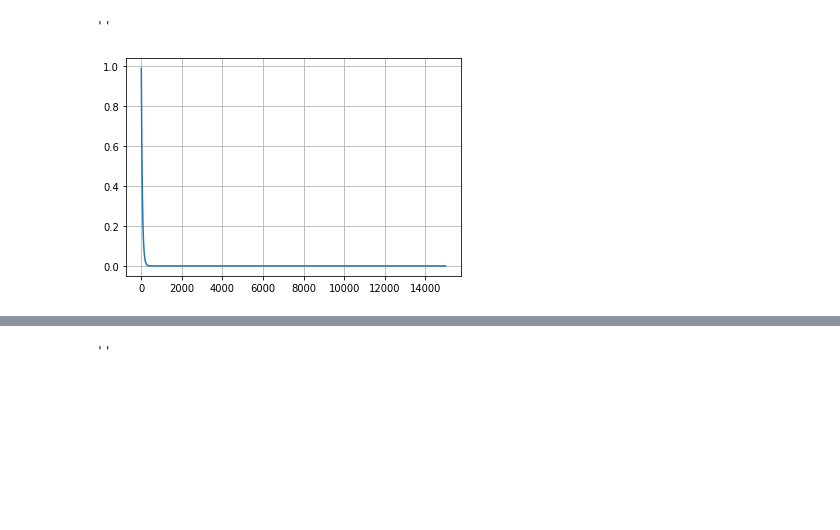
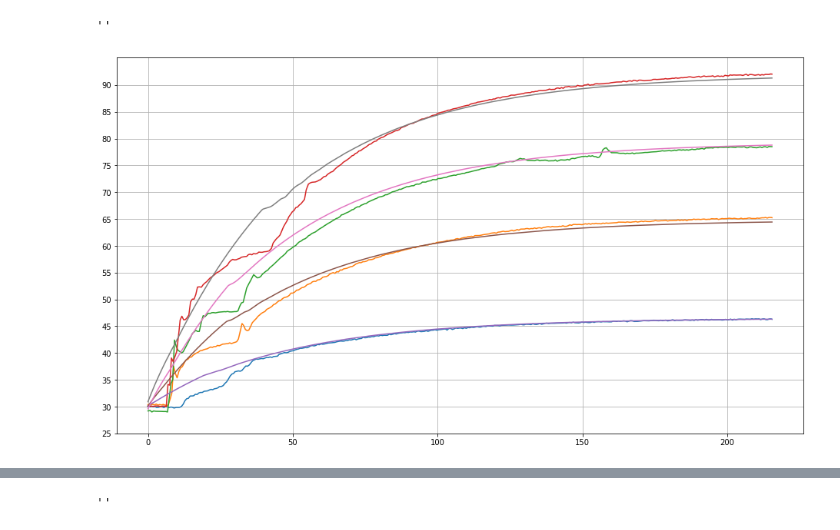
Before and after one commit to joshlwhitehead/work, a Jupyter notebook: analysis/heat/dataqstuff/activityTempMod.ipynb, the cells around one changed output, grey strips where cells are left out. Drawn from its saved outputs; the diff is of its cells as text; code cells hidden in the pictures; blank space fills up the shorter version.

```diff
--- a/analysis/heat/dataqstuff/activityTempMod.ipynb
+++ b/analysis/heat/dataqstuff/activityTempMod.ipynb
@@ -134,19 +136,19 @@ plt.xticks(np.arange(0,500,50))
-# %%
-# plt.plot(dat.h90_inf[2][:15000])
-# plt.plot(dat.h90_c[3][:15000])
-# plt.plot(dat.h90_inf[3][:15000])
-# plt.plot(dat.h90_c[1][:15000])
-# plt.plot(dat.h90_inf[1][:15000])
-y = 2020*(dat.h90_c[3][:15000]-dat.h90_inf[2][:15000])/980/4.20/.006
-f = []
-plt.plot(-.019*(30-82)*np.exp(-.019*np.arange(0,len(y),1)))
-
-# plt.plot(y)
-plt.grid()
-;
-# %% [output]
-''
-[figure, removed]
+# %%
+
+
+plt.figure(figsize=(16,9))
+for i in range(len(sampRaw)):
+    plt.plot(time[i],sampRaw[i])
+for i in range(len(totalDat)):
+    plt.plot(time[i],T2(rr[max(rr.keys())],Ttherm[i],time[i]))
+    # plt.plot(time[i],T(.025,Ttherm[i],time[i]))
+plt.grid()
+plt.yticks(np.arange(25,95,5))
+# plt.xticks(np.arange(0,500,50))
+;
+# %% [output]
+''
+[figure, added]
 # %%
 fullSamp = np.array(dat.full_insertC[2])#[:17000]
 fullTherm = np.array(dat.full_insertC[1])#[:1700])
```
Also changed, not shown: parts of 6 cells of this notebook, 51 other files.
